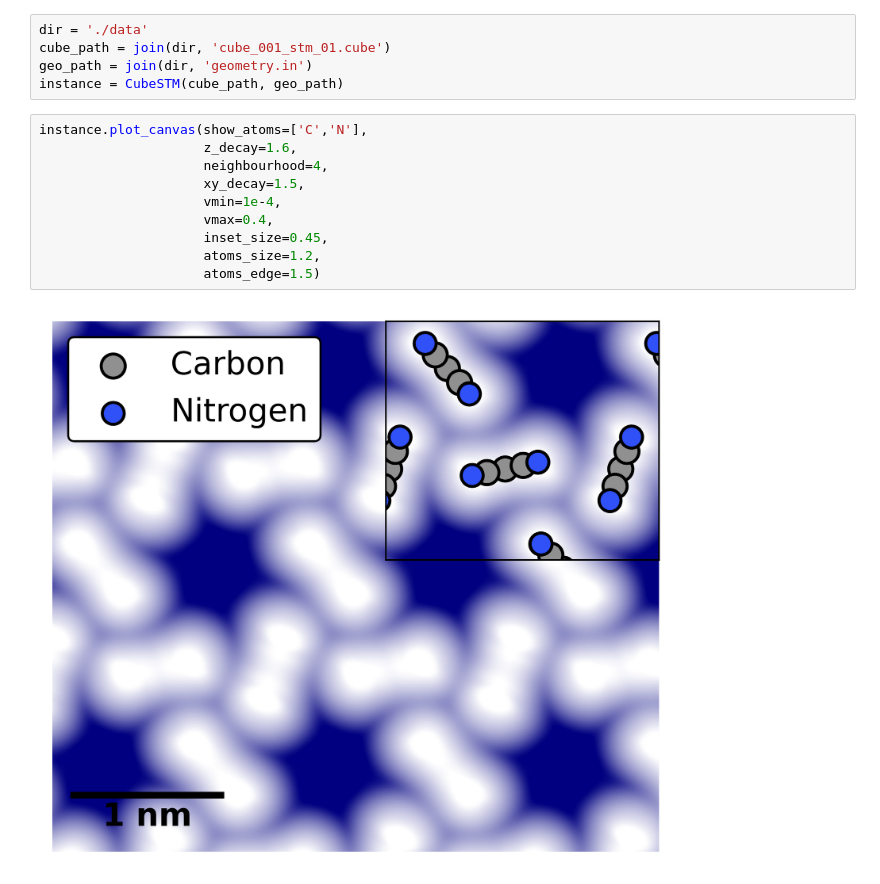
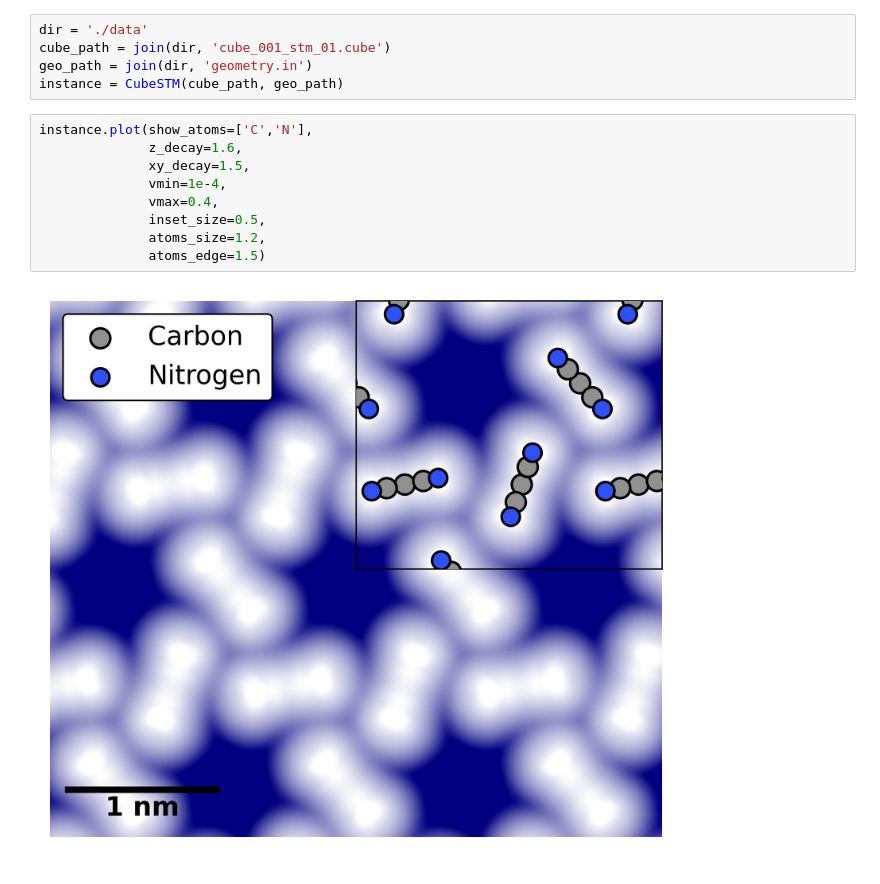
Before and after one commit to haoran-ni/CubeSTM, a Jupyter notebook: example.ipynb, the cells around one changed output. Saved outputs shown, nothing was run; the diff lists cells and outputs as text.

Commit message:
Fix atom height error

```diff
--- a/example.ipynb
+++ b/example.ipynb
@@ -7,15 +7,14 @@ cube_path = join(dir, 'cube_001_stm_01.cube')
 geo_path = join(dir, 'geometry.in')
 instance = CubeSTM(cube_path, geo_path)
 # %%
-instance.plot_canvas(show_atoms=['C','N'],
-                     z_decay=1.6,
-                     neighbourhood=4,
-                     xy_decay=1.5,
-                     vmin=1e-4,
-                     vmax=0.4,
-                     inset_size=0.45,
-                     atoms_size=1.2,
-                     atoms_edge=1.5)
+instance.plot(show_atoms=['C','N'],
+              z_decay=1.6,
+              xy_decay=1.5,
+              vmin=1e-4,
+              vmax=0.4,
+              inset_size=0.5,
+              atoms_size=1.2,
+              atoms_edge=1.5)
 # %% [output]
-[figure, old version]
+[figure, new version]
 # %%
```
Also changed, not shown: parts of 1 cell of this notebook, 4 other files.
